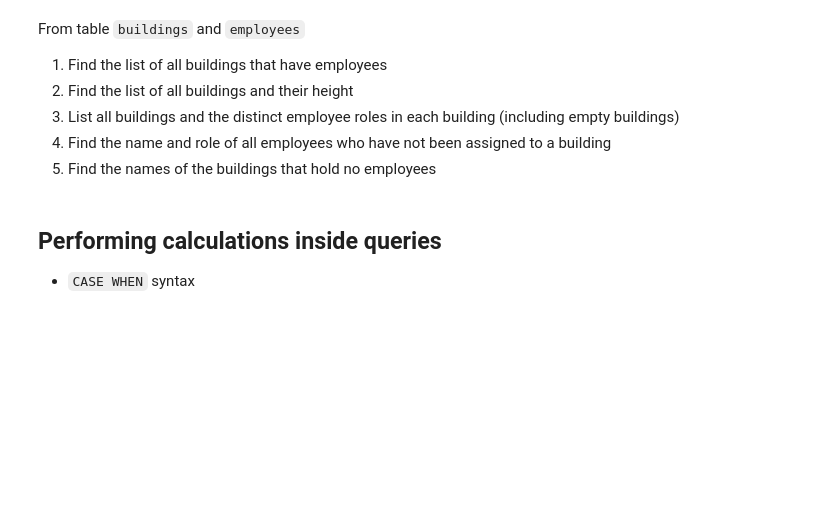
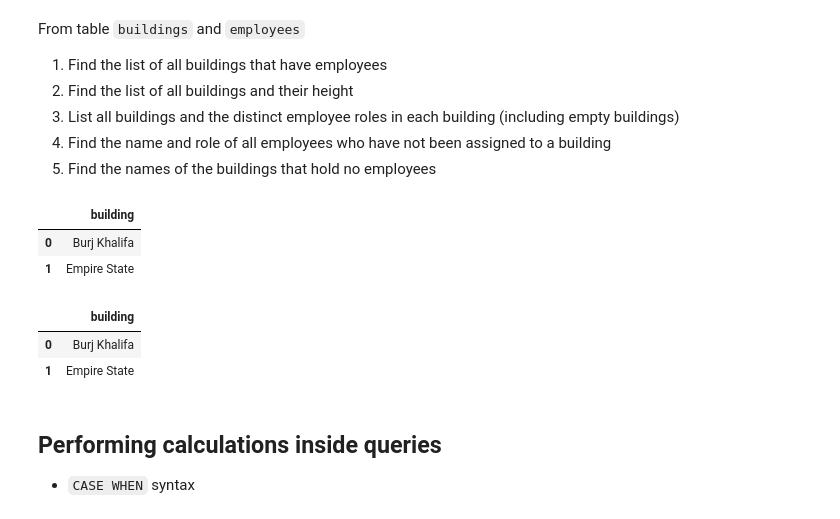
Before and after one commit to natmceoldo/55_DAPT_nat, a Jupyter notebook: Classes/Week09/sql-connection.ipynb, the cells around one changed output. Cells and saved outputs as stored; diff of their text form; code cells hidden in the pictures; blank space fills up the shorter version.

```diff
--- a/Classes/Week09/sql-connection.ipynb
+++ b/Classes/Week09/sql-connection.ipynb
@@ -901,3 +899,51 @@ From table `buildings` and `employees`
+# %%
+# 1
+sql = '''
+WITH building_fix as (
+    SELECT
+        trim(" building_name") as building_fix,
+        " height" as height
+    FROM
+        buildings
+)
+SELECT
+    distinct building
+FROM
+    employees
+        FULL OUTER JOIN
+    building_fix ON employees.building=building_fix.building_fix
+WHERE name is not null and building is not null
+
+'''
+
+pd.read_sql(sql, conn)
+# %% [output]
+|  | building |
+| 0 | Burj Khalifa |
+| 1 | Empire State |
+# %%
+# 2
+sql = '''
+WITH building_fix as (
+    SELECT
+        trim(" building_name") as building_fix,
+        " height" as height
+    FROM
+        buildings
+)
+SELECT
+    distinct building
+FROM
+    building_fix
+        INNER JOIN
+    employees ON employees.building=building_fix.building_fix
+'''
+
+pd.read_sql(sql, conn)
+# %% [output]
+|  | building |
+| 0 | Burj Khalifa |
+| 1 | Empire State |
 # %%
 # 3
 # %%
```
Also changed, not shown: parts of 13 cells of this notebook, 2 other files.
